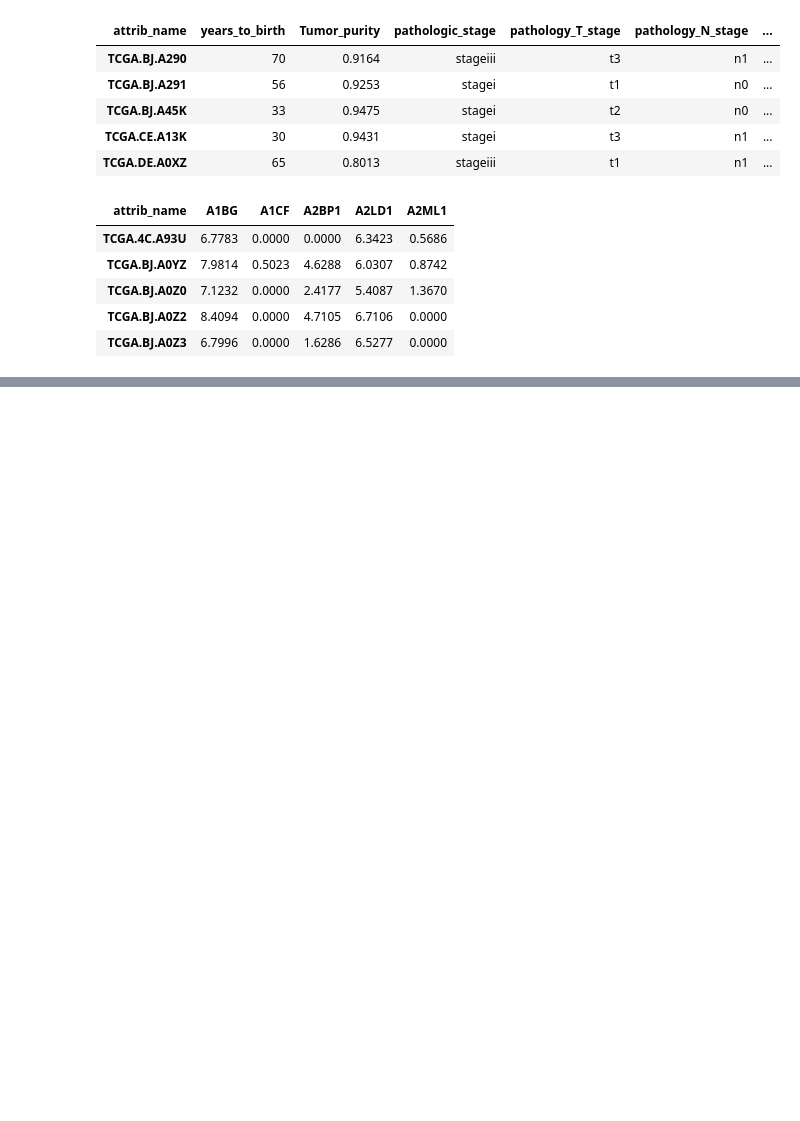
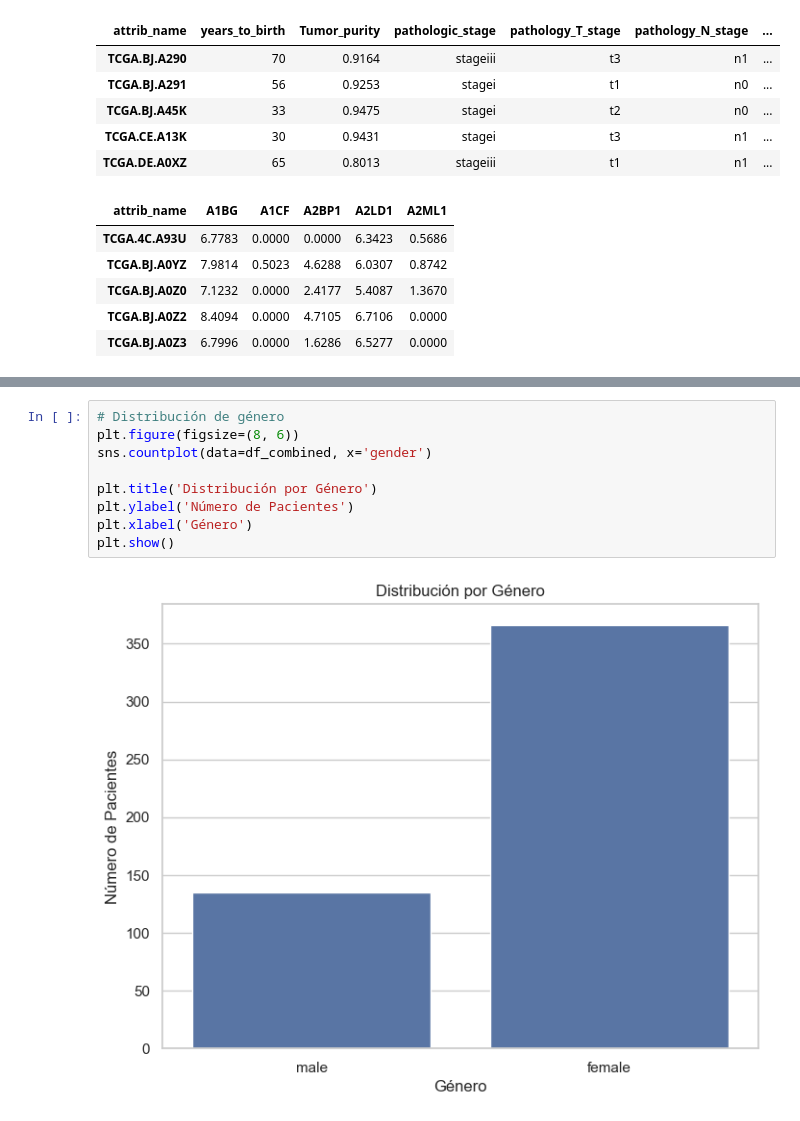
Before and after one commit to lolabarrios/Proyect_Break_EDA, a Jupyter notebook: codigo_EDA.ipynb, the cells around one changed output, grey strips where cells are left out. Cells and saved outputs as stored; diff of their text form; blank space fills up the shorter version.

```diff
--- a/codigo_EDA.ipynb
+++ b/codigo_EDA.ipynb
@@ -159,0 +198,11 @@ plt.show()
+# %%
+# Distribución de género
+plt.figure(figsize=(8, 6))
+sns.countplot(data=df_combined, x='gender')
+
+plt.title('Distribución por Género')
+plt.ylabel('Número de Pacientes')
+plt.xlabel('Género')
+plt.show()
+# %% [output]
+[figure, added]
```
Also changed, not shown: parts of 41 cells of this notebook.
